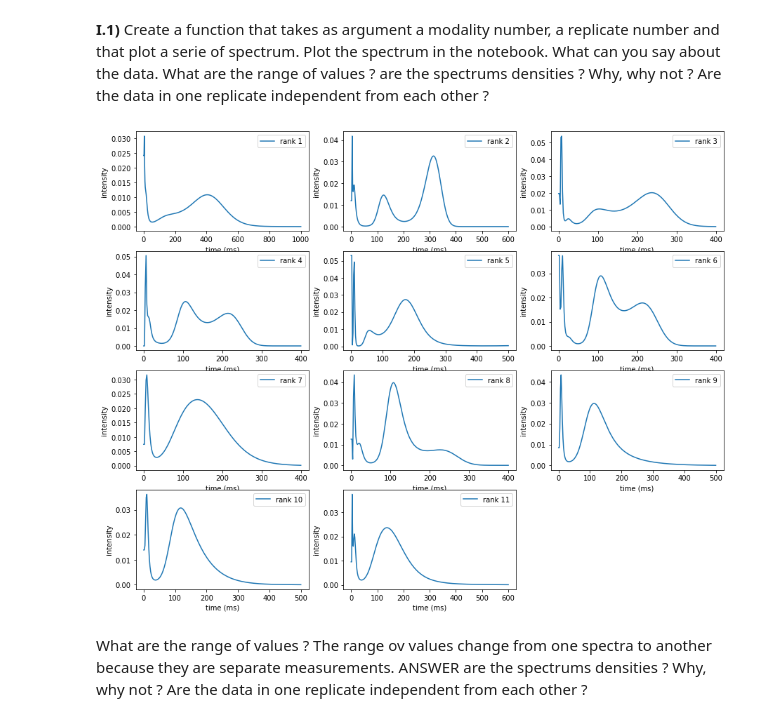
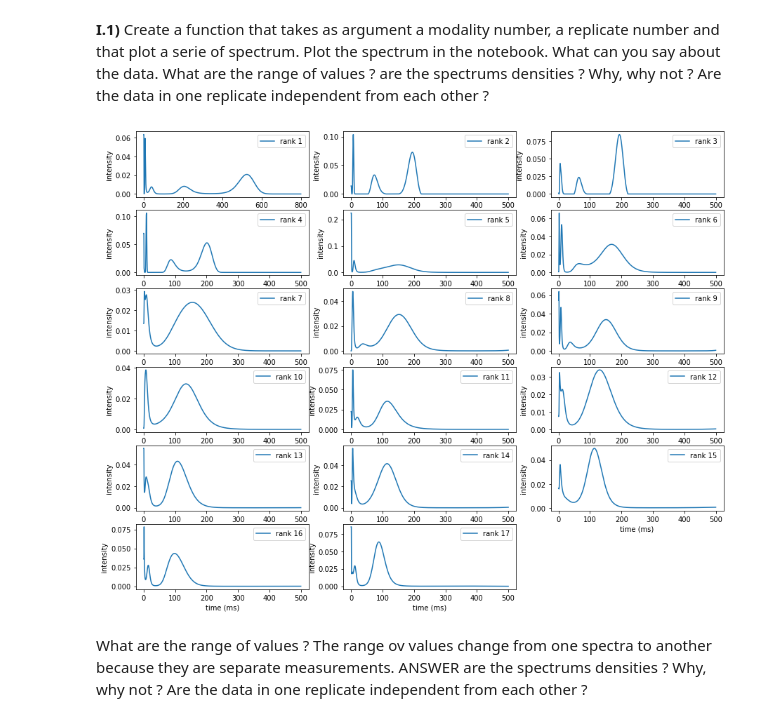
Before and after one commit to nicolas1805961/NMR-signal-machine-learning, a Jupyter notebook: challenge_evaluation.ipynb, the cells around one changed output. Drawn from its saved outputs; the diff is of its cells as text; code cells hidden in the pictures.

```diff
--- a/challenge_evaluation.ipynb
+++ b/challenge_evaluation.ipynb
@@ -95,10 +95,10 @@ def plot_spectrums(modality, replicate):
         plt.ylabel("intensity")
         plt.legend()
     plt.show()
-# %%
-plot_spectrums(12, 3)
-# %% [output]
-[figure, removed]
+# %%
+plot_spectrums(5, 2)
+# %% [output]
+[figure, added]
 # %% [markdown]
 What are the range of values ? The range ov values change from one spectra to another because they are separate measurements.
 ANSWER are the spectrums densities ? Why, why not ? Are the data in one replicate independent from each other ?
```
Also changed, not shown: parts of 10 cells of this notebook.
